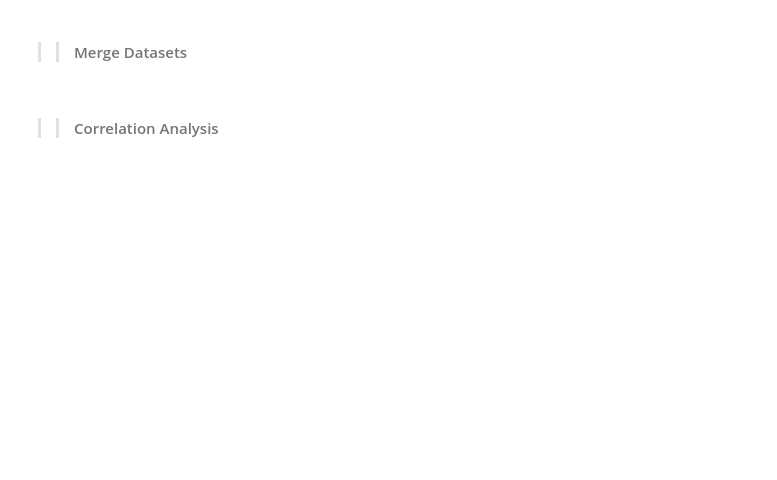
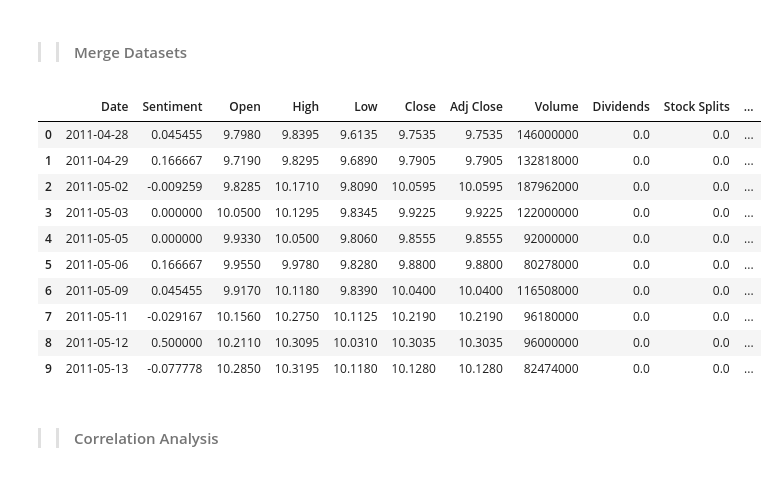
Before and after one commit to naolatomsa/Nova-Financial-Solutions, a Jupyter notebook: notebooks/newsStockCorrelations/AMZN.ipynb, the cells around one changed output. Cells and saved outputs as stored; diff of their text form; code cells hidden in the pictures; blank space fills up the shorter version.

Commit message:
Correlation between news and stock movement of Amazon data

```diff
--- a/notebooks/newsStockCorrelations/AMZN.ipynb
+++ b/notebooks/newsStockCorrelations/AMZN.ipynb
@@ -62,6 +105,20 @@ stockData = calculate_stock_returns(stockData)
 # %%
 from scripts.newsStockCorrelation import merge_datasets
 mergedData = merge_datasets(sentimentData, stockData)
+# %%
+mergedData.head(10)
+# %% [output]
+|  | Date | Sentiment | Open | High | Low | Close | Adj Close | Volume | Dividends | Stock Splits | ... |
+| 0 | 2011-04-28 | 0.045455 | 9.7980 | 9.8395 | 9.6135 | 9.7535 | 9.7535 | 146000000 | 0.0 | 0.0 | ... |
+| 1 | 2011-04-29 | 0.166667 | 9.7190 | 9.8295 | 9.6890 | 9.7905 | 9.7905 | 132818000 | 0.0 | 0.0 | ... |
+| 2 | 2011-05-02 | -0.009259 | 9.8285 | 10.1710 | 9.8090 | 10.0595 | 10.0595 | 187962000 | 0.0 | 0.0 | ... |
+| 3 | 2011-05-03 | 0.000000 | 10.0500 | 10.1295 | 9.8345 | 9.9225 | 9.9225 | 122000000 | 0.0 | 0.0 | ... |
+| 4 | 2011-05-05 | 0.000000 | 9.9330 | 10.0500 | 9.8060 | 9.8555 | 9.8555 | 92000000 | 0.0 | 0.0 | ... |
+| 5 | 2011-05-06 | 0.166667 | 9.9550 | 9.9780 | 9.8280 | 9.8800 | 9.8800 | 80278000 | 0.0 | 0.0 | ... |
+| 6 | 2011-05-09 | 0.045455 | 9.9170 | 10.1180 | 9.8390 | 10.0400 | 10.0400 | 116508000 | 0.0 | 0.0 | ... |
+| 7 | 2011-05-11 | -0.029167 | 10.1560 | 10.2750 | 10.1125 | 10.2190 | 10.2190 | 96180000 | 0.0 | 0.0 | ... |
+| 8 | 2011-05-12 | 0.500000 | 10.2110 | 10.3095 | 10.0310 | 10.3035 | 10.3035 | 96000000 | 0.0 | 0.0 | ... |
+| 9 | 2011-05-13 | -0.077778 | 10.2850 | 10.3195 | 10.1180 | 10.1280 | 10.1280 | 82474000 | 0.0 | 0.0 | ... |
 # %% [markdown]
 >> #### Correlation Analysis
 # %%
```
Also changed, not shown: parts of 6 cells of this notebook, 1 other file.
